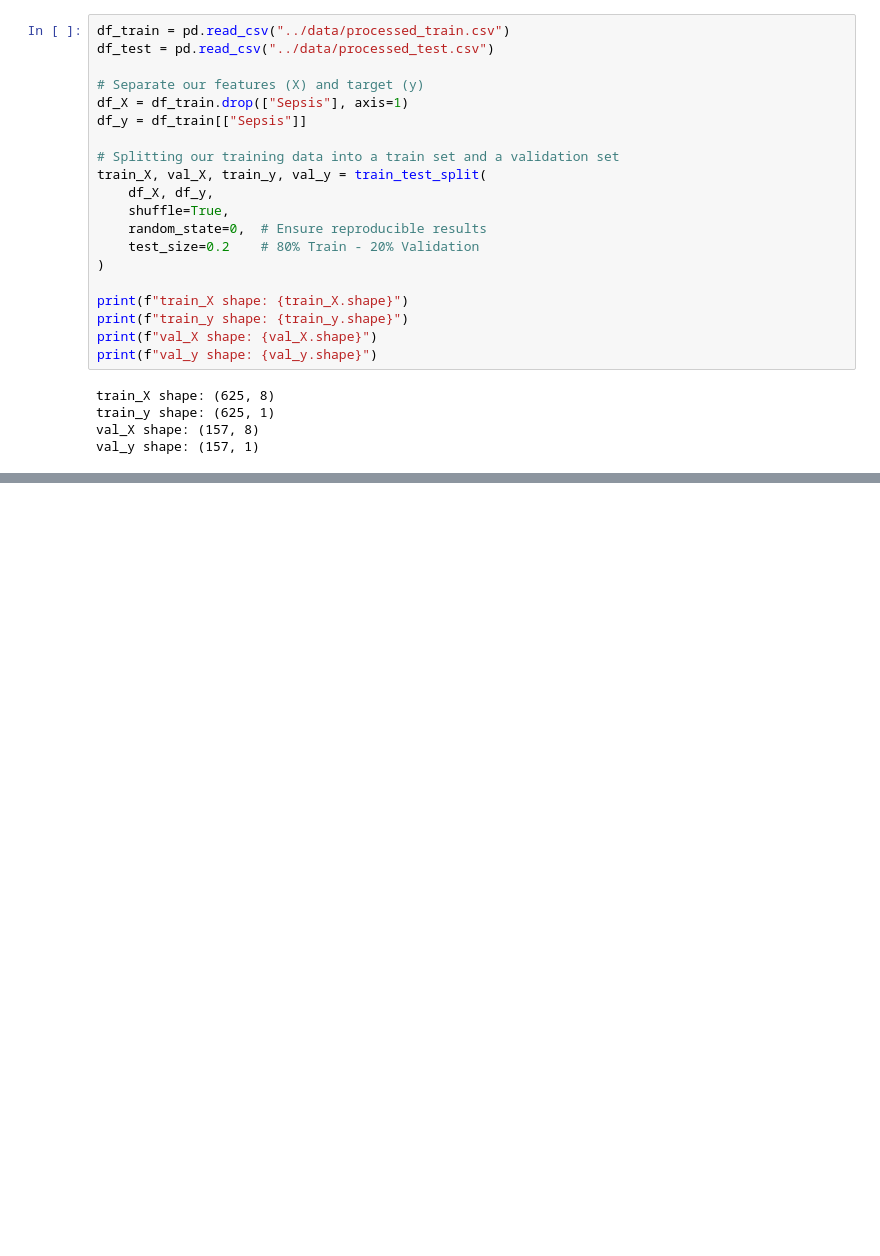
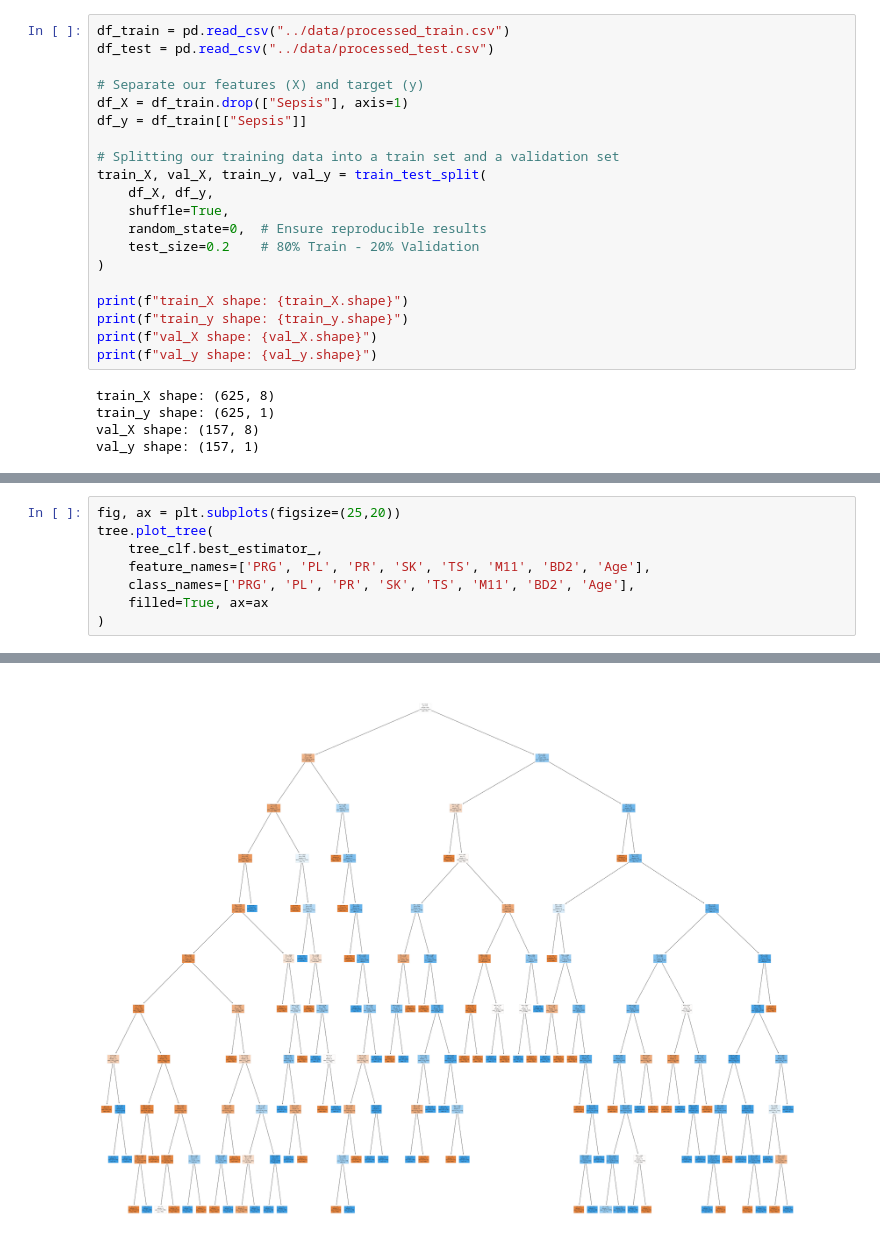
Before and after one commit to miketvo/rmit2023a-cosc2753-assignment1, a Jupyter notebook: notebooks/Step5.ModelSelection.ipynb, the cells around one changed output, grey strips where cells are left out. Drawn from its saved outputs; the diff is of its cells as text; blank space fills up the shorter version.

```diff
--- a/notebooks/Step5.ModelSelection.ipynb
+++ b/notebooks/Step5.ModelSelection.ipynb
@@ -109,0 +121,9 @@ weighted avg       0.83      0.82      0.82       157
+# %%
+fig, ax = plt.subplots(figsize=(25,20))
+tree.plot_tree(
+    tree_clf.best_estimator_,
+    feature_names=['PRG', 'PL', 'PR', 'SK', 'TS', 'M11', 'BD2', 'Age'],
+    class_names=['PRG', 'PL', 'PR', 'SK', 'TS', 'M11', 'BD2', 'Age'],
+    filled=True, ax=ax
+)
+# %% [output]
@@ -110,2 +147,3 @@ weighted avg       0.83      0.82      0.82       157
+[figure, added]
 # %%
 bagged_trees_params = {
```
Also changed, not shown: parts of 19 cells of this notebook, 6 other files.
